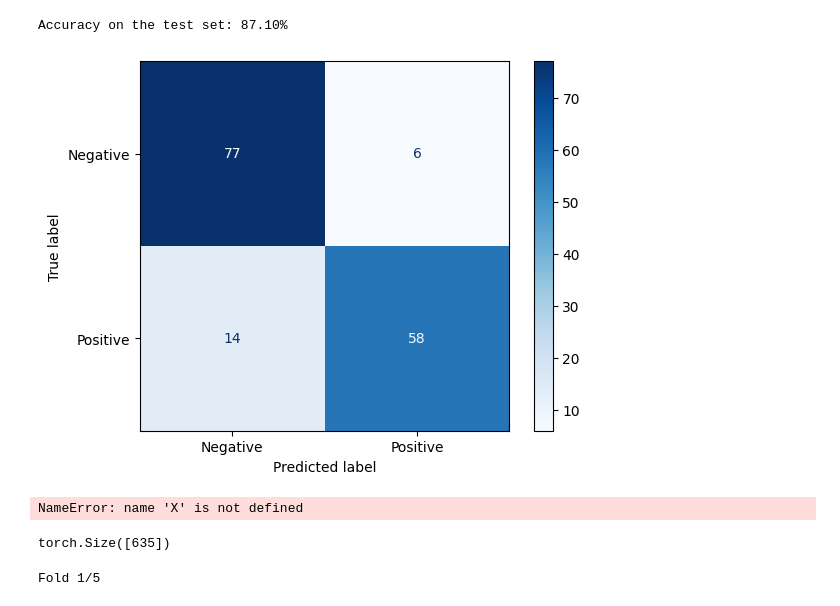
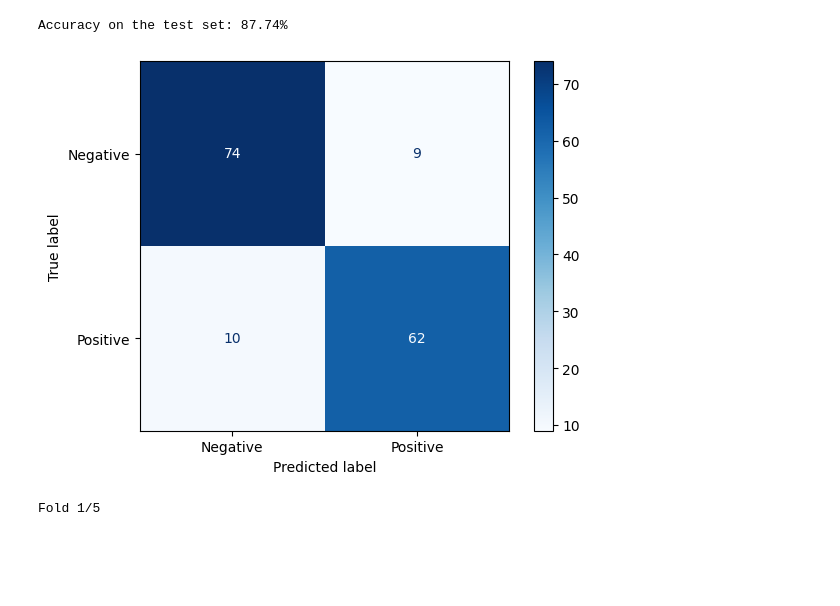
Before and after one commit to TimurOner/EmailSentin, a Jupyter notebook: sentence_based/models/model1/proto_mod1.ipynb, the cells around one changed output. Drawn from its saved outputs; the diff is of its cells as text; code cells hidden in the pictures; blank space fills up the shorter version.

Commit message:
Retrained and redeployed attention
Retrained and redeployed the model with attention mechanism to solve the formality score bug.

Also made same layout updates.

```diff
--- a/sentence_based/models/model1/proto_mod1.ipynb
+++ b/sentence_based/models/model1/proto_mod1.ipynb
@@ -97,9 +87,7 @@ model_path = r'C:\Users\timur\Documents\GitHub\EmailSentin\sentence_based\models
-# %%
-input_size = 25    # Number of features
-hidden_size = 50   # Number of hidden units in LSTM
-num_layers = 1     # Number of LSTM layer
-modelLSTM = load_model(model_path)
 # %%
+import torch
+import torch.nn as nn
+
 class BiLSTMModel(nn.Module):
     def __init__(self, input_size, hidden_size, num_layers):
         super(BiLSTMModel, self).__init__()
@@ -111,28 +99,34 @@ class BiLSTMModel(nn.Module):
 
         # Fully connected layer with output size 1 for binary classification
         self.fc = nn.Linear(hidden_size * 2, 1)  # Hidden size * 2 for bidirectional
+        self.sigmoid = nn.Sigmoid()
 
-        # Sigmoid activation for binary classification
-        self.sigmoid = nn.Sigmoid()
+    def attention(self, lstm_output):
+        # lstm_output shape: (batch_size, seq_len, hidden_size * 2)
+        attn_weights = torch.softmax(lstm_output, dim=1)  # Shape: (batch_size, seq_len, hidden_size * 2)
+        context_vector = torch.bmm(attn_weights.permute(0, 2, 1), lstm_output)  # Shape: (batch_size, hidden_size * 2, 1)
+        return context_vector.squeeze(2), attn_weights  # Return context vector and attention weights
 
     def forward(self, x):
         # Initialize hidden and cell states
         h0 = torch.zeros(self.num_layers * 2, x.size(0), self.hidden_size).to(x.device)  # Hidden state
         c0 = torch.zeros(self.num_layers * 2, x.size(0), self.hidden_size).to(x.device)  # Cell state
 
-        # LSTM output
-        out, _ = self.lstm(x, (h0, c0))
+        lstm_out, _ = self.lstm(x, (h0, c0))  # lstm_out shape: (batch_size, seq_len, hidden_size * 2)
 
-        # Get the output of the last time step
-        out = out[:, -1, :]  # Shape: (batch_size, hidden_size * 2)
+        # Apply attention mechanism
+        context_vector, attn_weights = self.attention(lstm_out)  # Context vector shape: (batch_size, hidden_size * 2)
+
+        # Take the last time step output (after attention)
+        last_time_step_output = context_vector[:, -1, :]  # Shape: (batch_size, hidden_size * 2)
 
         # Pass through the fully connected layer
-        out = self.fc(out)  # Shape: (batch_size, 1)
+        out = self.fc(last_time_step_output)  # Shape: (batch_size, 1)
 
         # Apply sigmoid activation to get probabilities
         out = self.sigmoid(out)  # Shape: (batch_size, 1)
 
-        return out
+        return out, attn_weights  # Return the output and attention weights
 # %%
 # Here we load the ready data.
 
@@ -215,7 +209,8 @@ for epoch in range(num_epochs):
         batch_targets = batch_targets.unsqueeze(1)  # Add extra dimension to make it (batch_size, 1)
 
         # Forward pass
-        outputs = modelLSTM(batch_data)
+        outputs,_ = modelLSTM(batch_data)
+
 
         # Calculate loss
         loss = criterion(outputs, batch_targets)
@@ -278,45 +273,36 @@ with torch.no_grad():
         batch_targets = batch_targets.unsqueeze(1)  # Make it (batch_size, 1)
 
         # Forward pass to get predictions
-        outputs = modelLSTM(batch_data)
+        outputs,_ = modelLSTM(batch_data)
 
 
         # Apply sigmoid to get probabilities, and convert to binary predictions (0 or 1)
 
         predicted = (outputs > 0.5).float()  # Threshold at 0.41 for binary classification
 
 
         # Store predictions and true labels for confusion matrix
         all_preds.extend(predicted.cpu().numpy())
         all_targets.extend(batch_targets.cpu().numpy())
 
         # Update the count of correct predictions
         total += batch_targets.size(0)  # Total number of samples in this batch
         correct += (predicted == batch_targets).sum().item()  # Count correct predictions
 
 # Calculate accuracy
 accuracy = correct / total * 100  # Convert to percentage
 print(f'Accuracy on the test set: {accuracy:.2f}%')
 
 # Generate confusion matrix
 cm = confusion_matrix(all_targets, all_preds)
 
 # Display the confusion matrix
 disp = ConfusionMatrixDisplay(confusion_matrix=cm, display_labels=['Negative', 'Positive'])  # Modify as per your labels
 disp.plot(cmap=plt.cm.Blues)
 plt.show()
 # %% [output]
-Accuracy on the test set: 87.10%
+Accuracy on the test set: 87.74%
-[figure, old version]
+[figure, new version]
-# %%
-X = X[y != 0]
-X.shape
-# %% [output]
-NameError: name 'X' is not defined
-# %%
-y_bin .shape
-# %% [output]
-torch.Size([635])
 # %%
 from sklearn.model_selection import KFold
 import numpy as np
```
Also changed, not shown: parts of 3 cells of this notebook, 5 other files.
